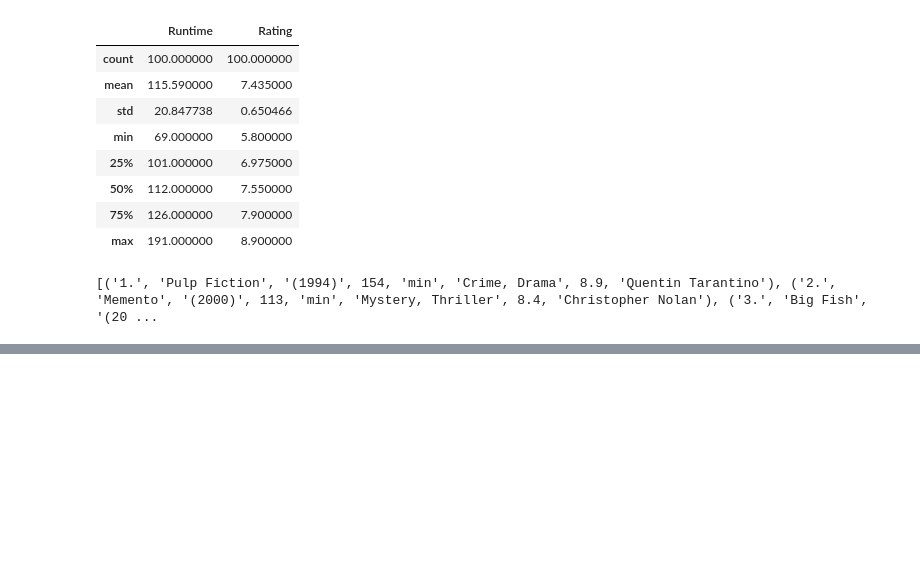
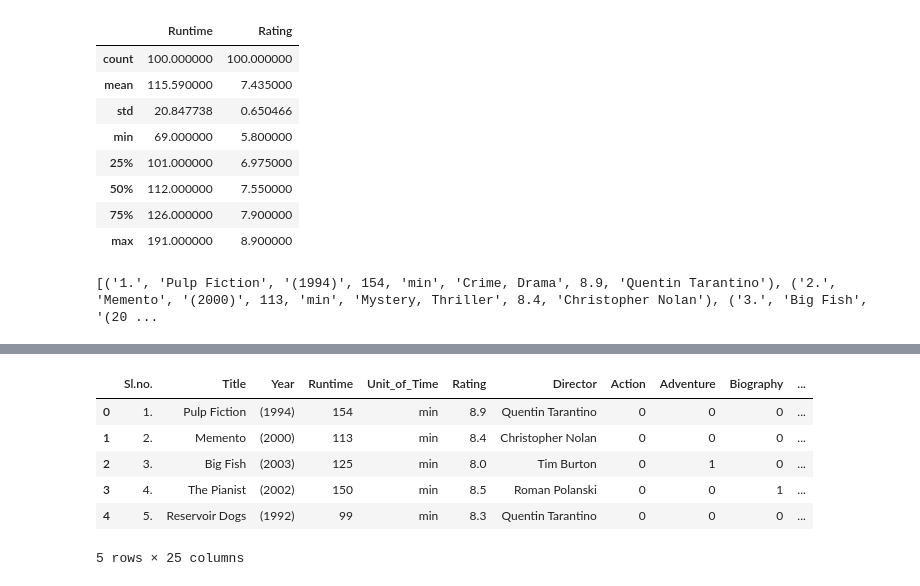
Before and after one commit to javvadisurekha/CA_Python, a Jupyter notebook: Webscraping_IMDB.ipynb, the cells around one changed output, grey strips where cells are left out. Drawn from its saved outputs; the diff is of its cells as text; code cells hidden in the pictures; blank space fills up the shorter version.

```diff
--- a/Webscraping_IMDB.ipynb
+++ b/Webscraping_IMDB.ipynb
@@ -283,0 +249,10 @@ dummy2
+# %%
+df.head()
+# %% [output]
+|  | Sl.no. | Title | Year | Runtime | Unit_of_Time | Rating | Director | Action | Adventure | Biography | ... |
+| 0 | 1. | Pulp Fiction | (1994) | 154 | min | 8.9 | Quentin Tarantino | 0 | 0 | 0 | ... |
+| 1 | 2. | Memento | (2000) | 113 | min | 8.4 | Christopher Nolan | 0 | 0 | 0 | ... |
+| 2 | 3. | Big Fish | (2003) | 125 | min | 8.0 | Tim Burton | 0 | 1 | 0 | ... |
+| 3 | 4. | The Pianist | (2002) | 150 | min | 8.5 | Roman Polanski | 0 | 0 | 1 | ... |
+| 4 | 5. | Reservoir Dogs | (1992) | 99 | min | 8.3 | Quentin Tarantino | 0 | 0 | 0 | ... |
+5 rows × 25 columns
```
Also changed, not shown: parts of 19 cells of this notebook.
